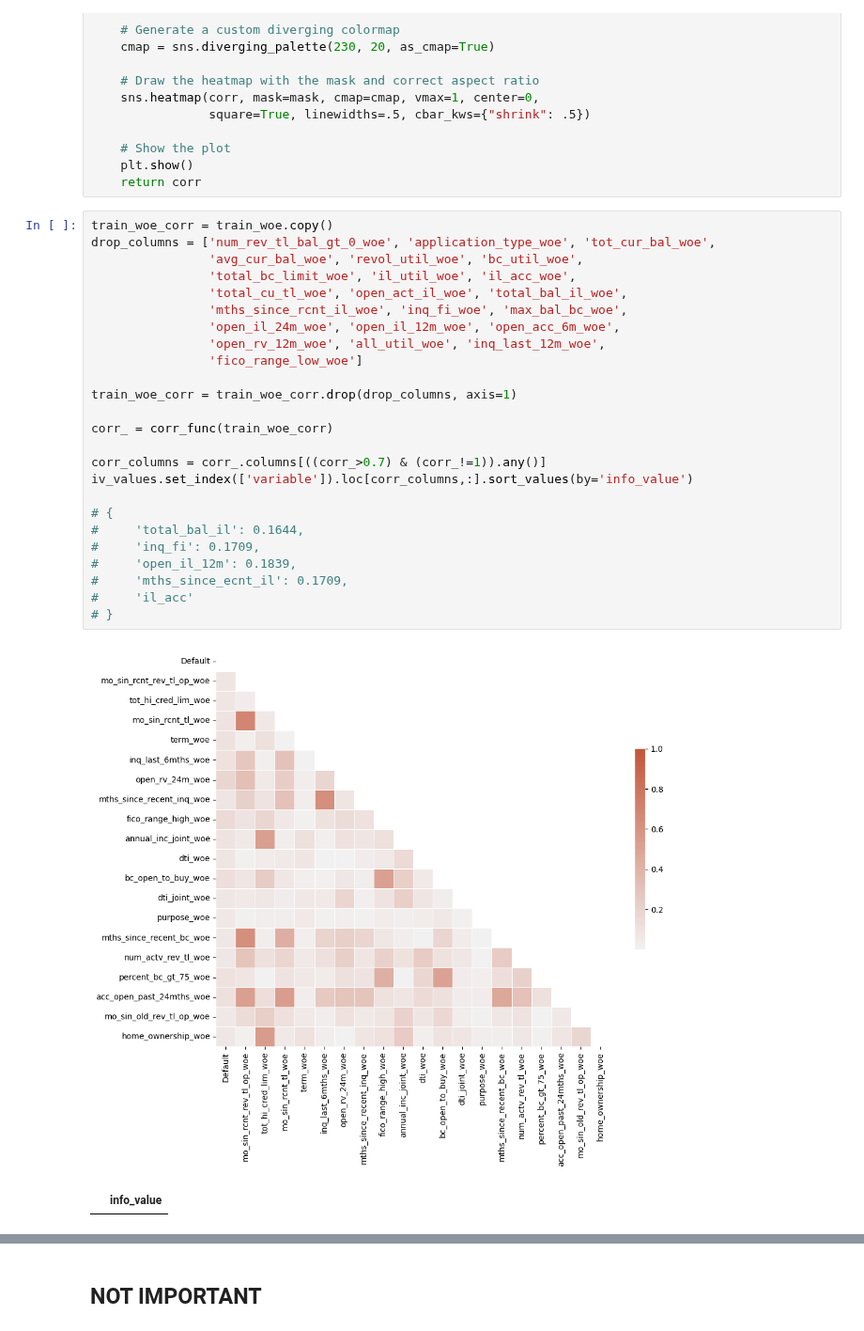
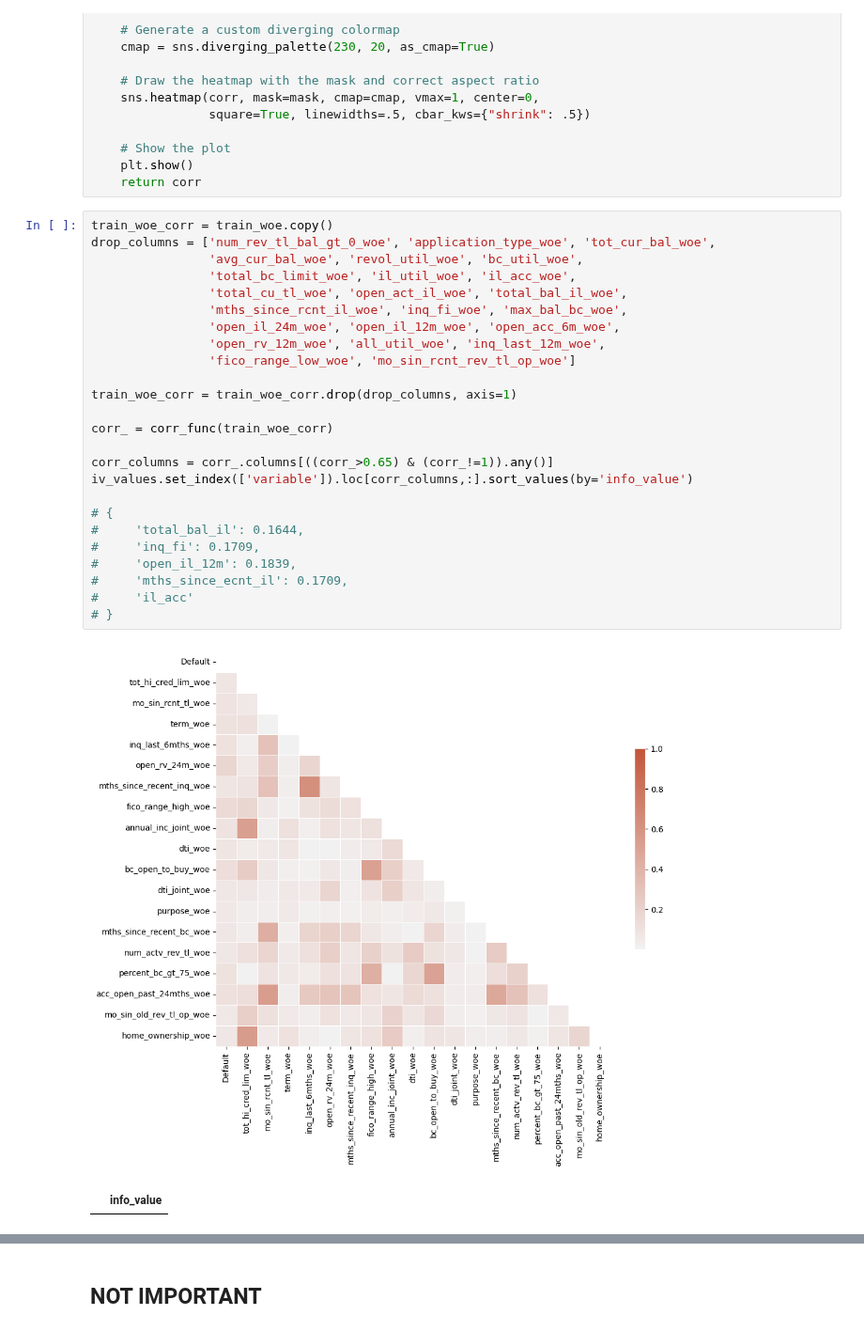
Before and after one commit to preetmodi/Credit-Risk-Analytics, a Jupyter notebook: All_WOE.ipynb, the cells around one changed output, grey strips where cells are left out. Shown at 94% size. Saved outputs shown, nothing was run; the diff lists cells and outputs as text.

```diff
--- a/All_WOE.ipynb
+++ b/All_WOE.ipynb
@@ -241,29 +241,29 @@ def corr_func(df):
 # %%
 train_woe_corr = train_woe.copy()
 drop_columns = ['num_rev_tl_bal_gt_0_woe', 'application_type_woe', 'tot_cur_bal_woe',
                 'avg_cur_bal_woe', 'revol_util_woe', 'bc_util_woe',
                 'total_bc_limit_woe', 'il_util_woe', 'il_acc_woe',
                 'total_cu_tl_woe', 'open_act_il_woe', 'total_bal_il_woe',
                 'mths_since_rcnt_il_woe', 'inq_fi_woe', 'max_bal_bc_woe',
                 'open_il_24m_woe', 'open_il_12m_woe', 'open_acc_6m_woe',
                 'open_rv_12m_woe', 'all_util_woe', 'inq_last_12m_woe',
-                'fico_range_low_woe']
+                'fico_range_low_woe', 'mo_sin_rcnt_rev_tl_op_woe']
 
 train_woe_corr = train_woe_corr.drop(drop_columns, axis=1)
 
 corr_ = corr_func(train_woe_corr)
 
-corr_columns = corr_.columns[((corr_>0.7) & (corr_!=1)).any()]
+corr_columns = corr_.columns[((corr_>0.65) & (corr_!=1)).any()]
 iv_values.set_index(['variable']).loc[corr_columns,:].sort_values(by='info_value')
 
 # {
 #     'total_bal_il': 0.1644,
 #     'inq_fi': 0.1709,
 #     'open_il_12m': 0.1839,
 #     'mths_since_ecnt_il': 0.1709,
 #     'il_acc'
 # }
 # %% [output]
-[figure, old version]
+[figure, new version]
 |  | info_value |
 # %%
```
Also changed, not shown: parts of 5 cells of this notebook.
